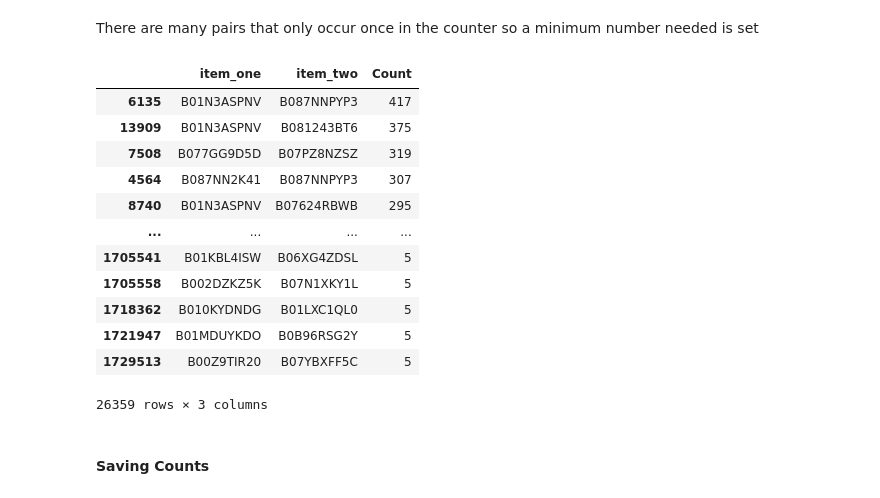
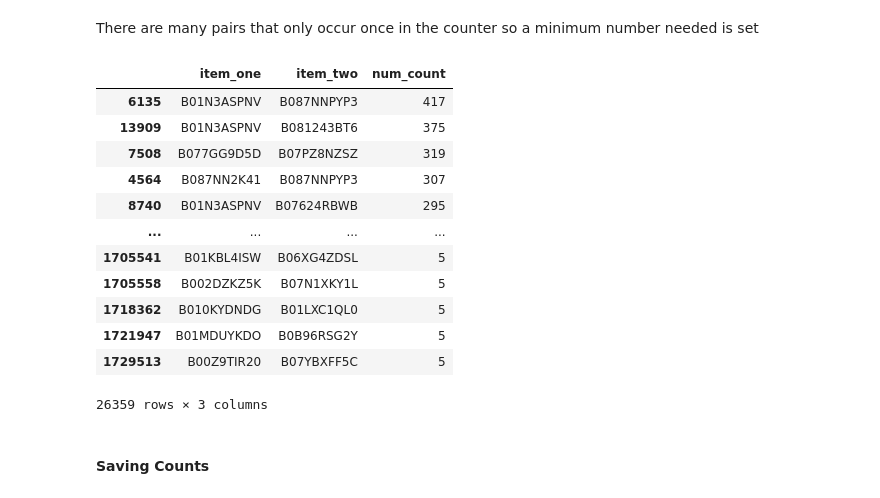
Before and after one commit to Foffee/IRS_Course_Project, a Jupyter notebook: non_personalized.ipynb, the cells around one changed output. Drawn from its saved outputs; the diff is of its cells as text; code cells hidden in the pictures.

```diff
--- a/non_personalized.ipynb
+++ b/non_personalized.ipynb
@@ -754,6 +814,6 @@ first_items, second_items = zip(*pair_counts.keys())
 # %% [markdown]
 A table is created for `pair_counts`
 # %%
-pair_counts_df = pd.DataFrame(data=list(zip(first_items, second_items, pair_counts.values())), columns=['item_one', 'item_two', 'Count'])
+pair_counts_df = pd.DataFrame(data=list(zip(first_items, second_items, pair_counts.values())), columns=['item_one', 'item_two', 'num_count'])
 pair_counts_df
 # %% [output]
@@ -775,10 +835,10 @@ There are many pairs that only occur once in the counter so a minimum number nee
 # %%
 MIN_COUNT = 5
 # %%
-pair_counts_df = pair_counts_df[pair_counts_df['Count'] >= 5].sort_values(by='Count', ascending=False)
+pair_counts_df = pair_counts_df[pair_counts_df['num_count'] >= 5].sort_values(by='num_count', ascending=False)
 pair_counts_df
 # %% [output]
-|  | item_one | item_two | Count |
+|  | item_one | item_two | num_count |
 | 6135 | B01N3ASPNV | B087NNPYP3 | 417 |
 | 13909 | B01N3ASPNV | B081243BT6 | 375 |
 | 7508 | B077GG9D5D | B07PZ8NZSZ | 319 |
```
Also changed, not shown: parts of 8 cells of this notebook, 3 other files.
